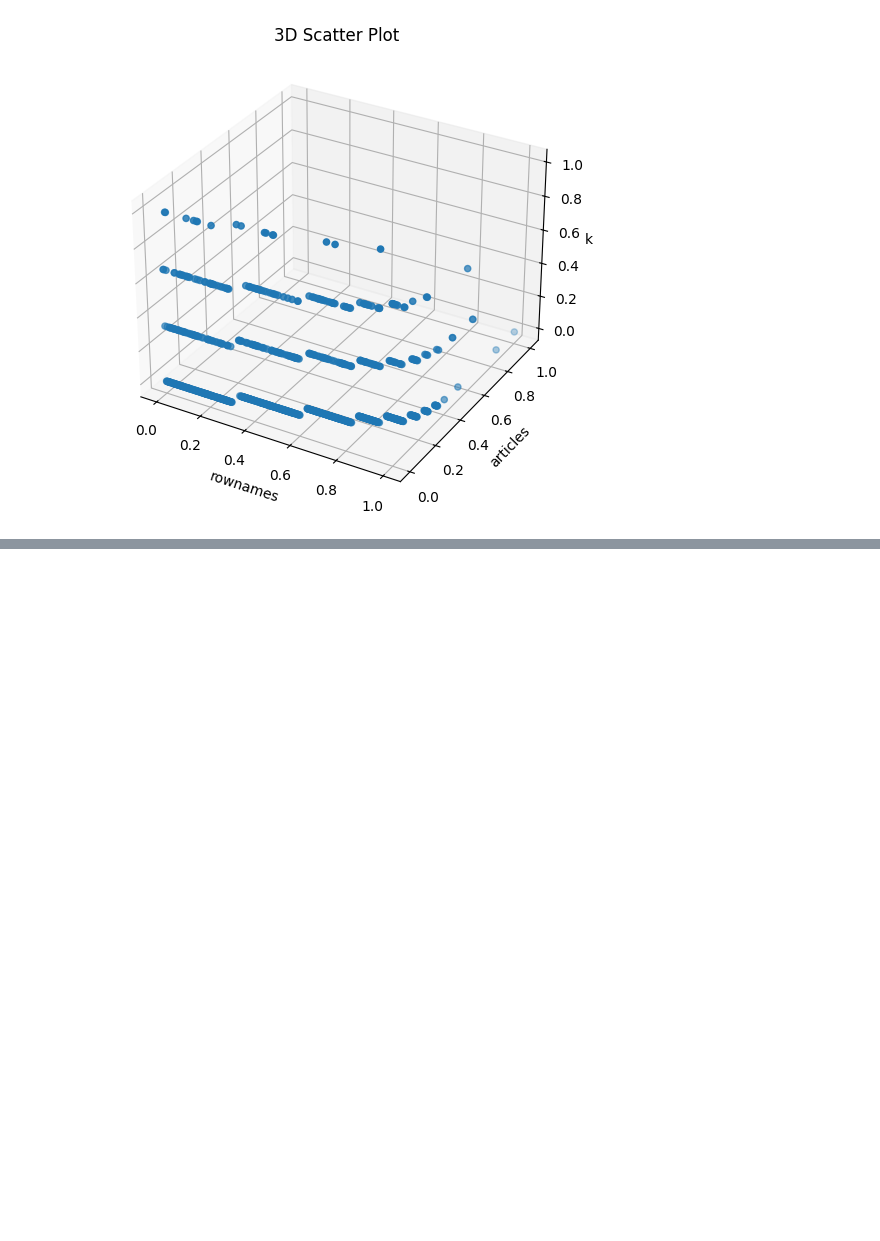
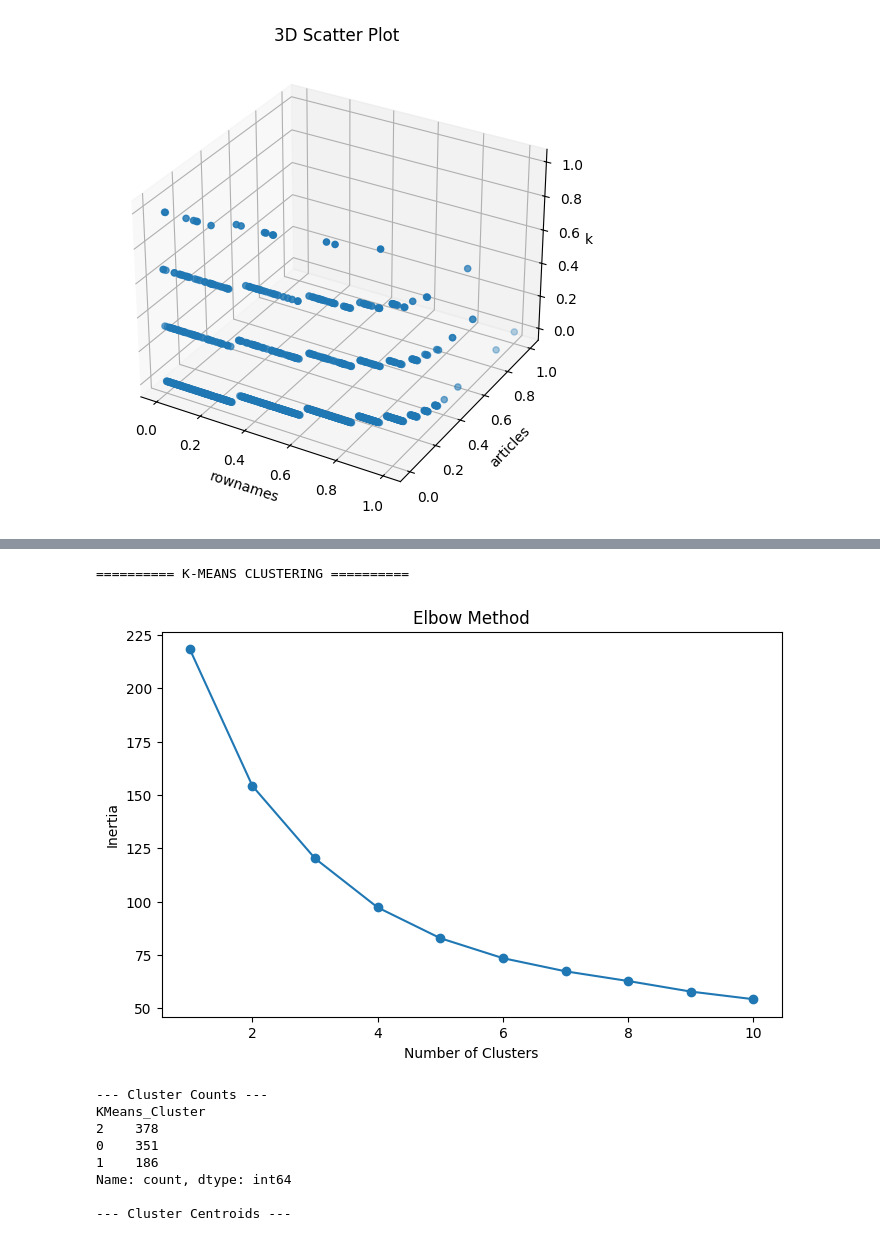
Before and after one commit to PranshuRanjan10/Pranshu_Ranjan_eda, a Jupyter notebook: Pranshu_Ranjan_1.ipynb, the cells around one changed output, grey strips where cells are left out. Cells and saved outputs as stored; diff of their text form; code cells hidden in the pictures; blank space fills up the shorter version.

```diff
--- a/Pranshu_Ranjan_1.ipynb
+++ b/Pranshu_Ranjan_1.ipynb
@@ -178,0 +389,80 @@ plt.show()
+# %%
+from sklearn.cluster import KMeans
+from sklearn.metrics import silhouette_score
+
+numeric_cols = df.select_dtypes(include=np.number).columns
+X = df[numeric_cols].copy()
+
+print("========== K-MEANS CLUSTERING ==========")
+
+# Elbow Method
+inertia = []
+
+for k in range(1, 11):
+    kmeans = KMeans(n_clusters=k, random_state=42, n_init=10)
+    kmeans.fit(X)
+    inertia.append(kmeans.inertia_)
+
+plt.figure(figsize=(8, 5))
+plt.plot(range(1, 11), inertia, marker='o')
+plt.xlabel("Number of Clusters")
+plt.ylabel("Inertia")
+plt.title("Elbow Method")
+plt.show()
+
+# K-Means
+kmeans = KMeans(n_clusters=3, random_state=42, n_init=10)
+df['KMeans_Cluster'] = kmeans.fit_predict(X)
+
+print("\n--- Cluster Counts ---")
+print(df['KMeans_Cluster'].value_counts())
+
+print("\n--- Cluster Centroids ---")
+display(pd.DataFrame(kmeans.cluster_centers_, columns=numeric_cols))
+
+# Silhouette Score
+score = silhouette_score(X, df['KMeans_Cluster'])
+print("\nSilhouette Score:", score)
+
+# 2D Visualization
+plt.figure(figsize=(8, 6))
+
+plt.scatter(
+    df[numeric_cols[0]],
+    df[numeric_cols[1]],
+    c=df['KMeans_Cluster']
+)
+
+plt.xlabel(numeric_cols[0])
+plt.ylabel(numeric_cols[1])
+plt.title("K-Means Clustering")
+plt.show()
+
+# 3D Visualization
+fig = plt.figure(figsize=(10, 7))
+ax = fig.add_subplot(111, projection='3d')
+
+ax.scatter(
+    df[numeric_cols[0]],
+    df[numeric_cols[1]],
+    df[numeric_cols[2]],
+    c=df['KMeans_Cluster']
+)
+
+ax.set_xlabel(numeric_cols[0])
+ax.set_ylabel(numeric_cols[1])
+ax.set_zlabel(numeric_cols[2])
+ax.set_title("3D K-Means Clustering")
+
+plt.show()
+# %% [output]
+========== K-MEANS CLUSTERING ==========
+[figure, added]
+--- Cluster Counts ---
+KMeans_Cluster
+2    378
+0    351
+1    186
+Name: count, dtype: int64
+
+--- Cluster Centroids ---
```
Also changed, not shown: parts of 13 cells of this notebook.
